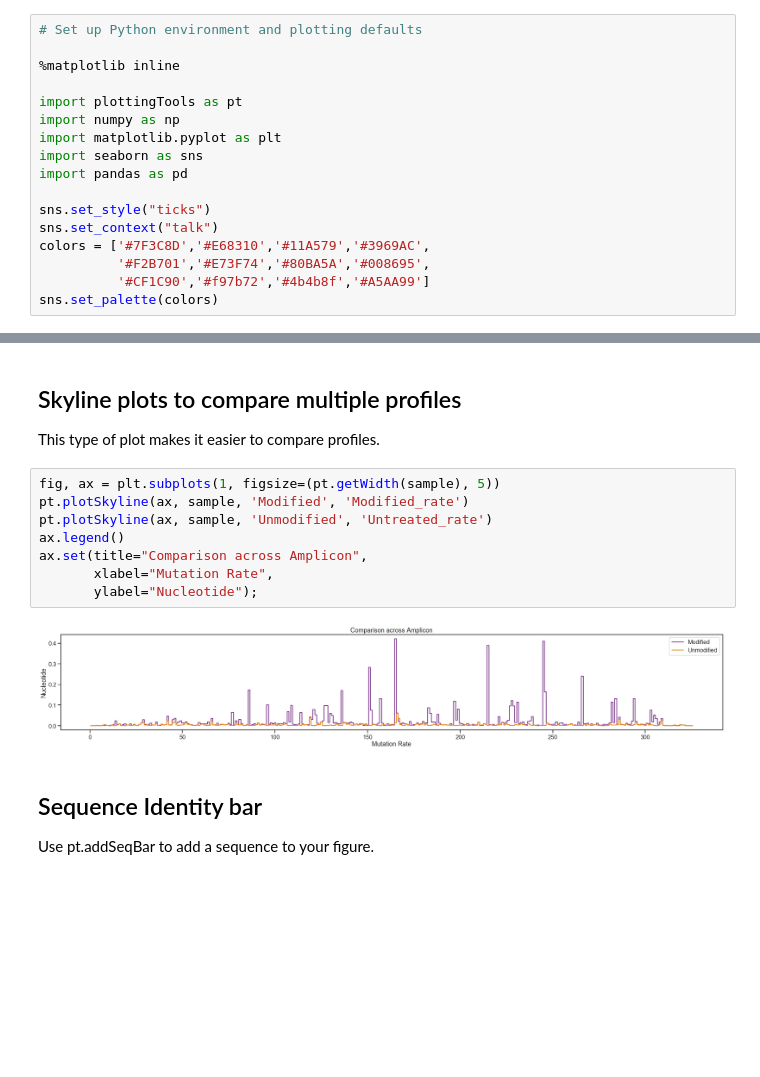
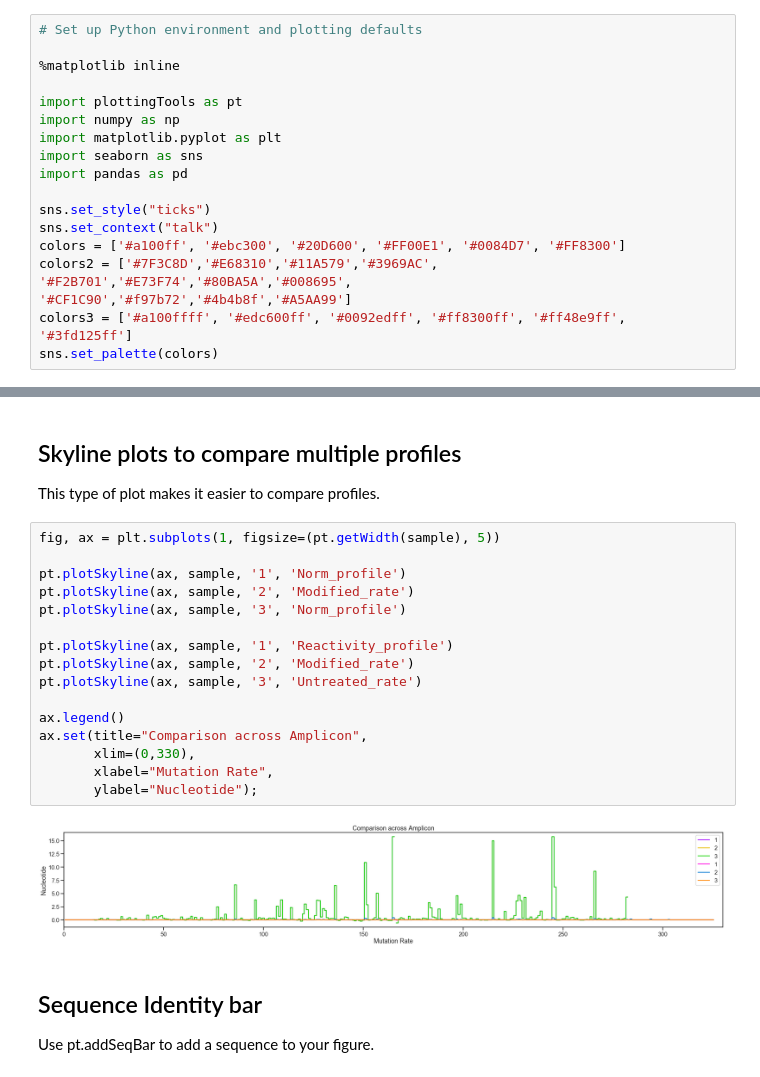
Before and after one commit to Weeks-UNC/RNAvigate, a Jupyter notebook: ipynb-template.ipynb, the cells around one changed output, grey strips where cells are left out. Cells and saved outputs as stored; diff of their text form; blank space fills up the shorter version.

```diff
--- a/ipynb-template.ipynb
+++ b/ipynb-template.ipynb
@@ -36,7 +36,7 @@ import pandas as pd
 
 sns.set_style("ticks")
 sns.set_context("talk")
-colors = ['#7F3C8D','#E68310','#11A579','#3969AC',
-          '#F2B701','#E73F74','#80BA5A','#008695',
-          '#CF1C90','#f97b72','#4b4b8f','#A5AA99']
+colors = ['#a100ff', '#ebc300', '#20D600', '#FF00E1', '#0084D7', '#FF8300']
+colors2 = ['#7F3C8D','#E68310','#11A579','#3969AC',          '#F2B701','#E73F74','#80BA5A','#008695',          '#CF1C90','#f97b72','#4b4b8f','#A5AA99']
+colors3 = ['#a100ffff', '#edc600ff', '#0092edff', '#ff8300ff', '#ff48e9ff', '#3fd125ff']
 sns.set_palette(colors)
@@ -59,14 +67,22 @@ pt.plotDepth(ax[2], sample)
 This type of plot makes it easier to compare profiles.
 # %%
 fig, ax = plt.subplots(1, figsize=(pt.getWidth(sample), 5))
-pt.plotSkyline(ax, sample, 'Modified', 'Modified_rate')
-pt.plotSkyline(ax, sample, 'Unmodified', 'Untreated_rate')
+
+pt.plotSkyline(ax, sample, '1', 'Norm_profile')
+pt.plotSkyline(ax, sample, '2', 'Modified_rate')
+pt.plotSkyline(ax, sample, '3', 'Norm_profile')
+
+pt.plotSkyline(ax, sample, '1', 'Reactivity_profile')
+pt.plotSkyline(ax, sample, '2', 'Modified_rate')
+pt.plotSkyline(ax, sample, '3', 'Untreated_rate')
+
 ax.legend()
 ax.set(title="Comparison across Amplicon",
+       xlim=(0,330),
        xlabel="Mutation Rate",
        ylabel="Nucleotide");
 # %% [output]
-[figure, old version]
+[figure, new version]
 # %% [markdown]
 <a id='Seq_bar'></a>
 ## Sequence Identity bar
```
Also changed, not shown: parts of 5 cells of this notebook, 2 other files.
